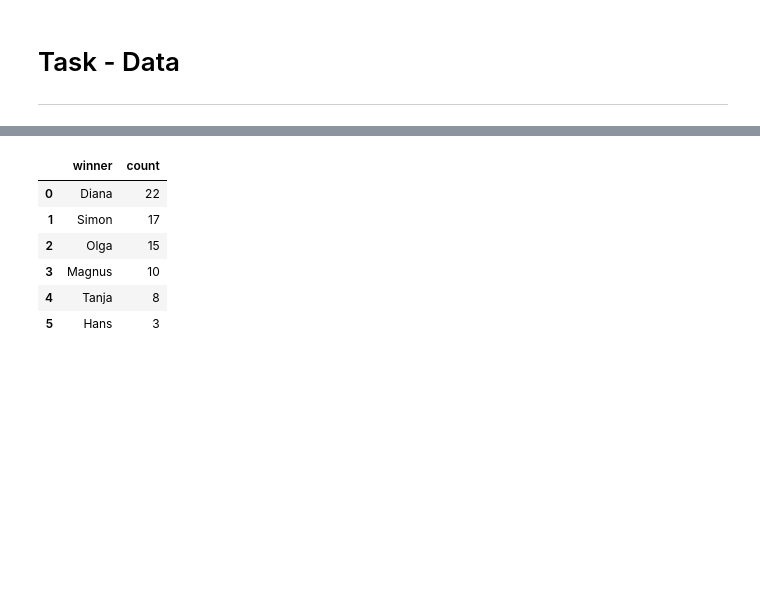
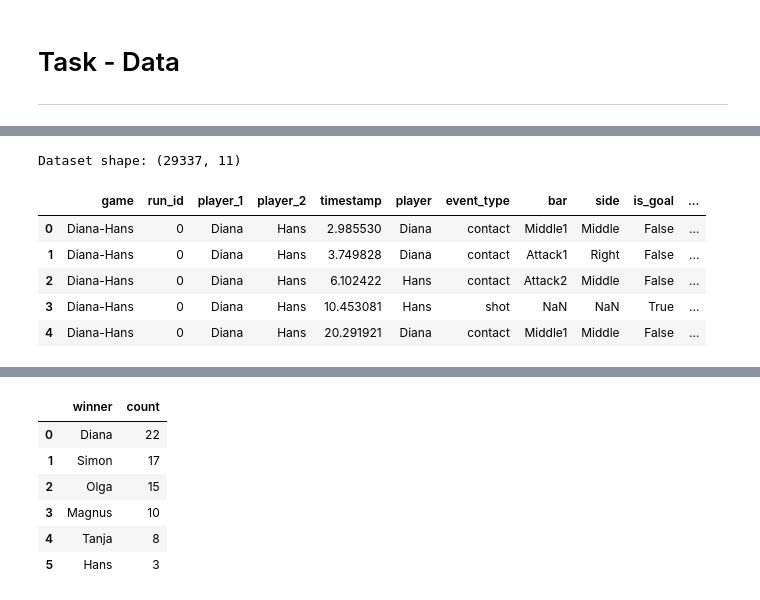
Before and after one commit to Rutvik-rn/Kicker-Strategy, a Jupyter notebook: notebook.ipynb, the cells around one changed output, grey strips where cells are left out. Saved outputs shown, nothing was run; the diff lists cells and outputs as text; code cells hidden in the pictures; blank space fills up the shorter version.

```diff
--- a/notebook.ipynb
+++ b/notebook.ipynb
@@ -51,0 +152,12 @@ timestamped_data['is_goal'] = (timestamped_data['type'] == 'shot') & (timestampe
+# %%
+# Check results
+print("Dataset shape:", timestamped_data.shape)
+timestamped_data.head()
+# %% [output]
+Dataset shape: (29337, 11)
+|  | game | run_id | player_1 | player_2 | timestamp | player | event_type | bar | side | is_goal | ... |
+| 0 | Diana-Hans | 0 | Diana | Hans | 2.985530 | Diana | contact | Middle1 | Middle | False | ... |
+| 1 | Diana-Hans | 0 | Diana | Hans | 3.749828 | Diana | contact | Attack1 | Right | False | ... |
+| 2 | Diana-Hans | 0 | Diana | Hans | 6.102422 | Hans | contact | Attack2 | Middle | False | ... |
+| 3 | Diana-Hans | 0 | Diana | Hans | 10.453081 | Hans | shot | NaN | NaN | True | ... |
+| 4 | Diana-Hans | 0 | Diana | Hans | 20.291921 | Diana | contact | Middle1 | Middle | False | ... |
```
Also changed, not shown: parts of 35 cells of this notebook.
